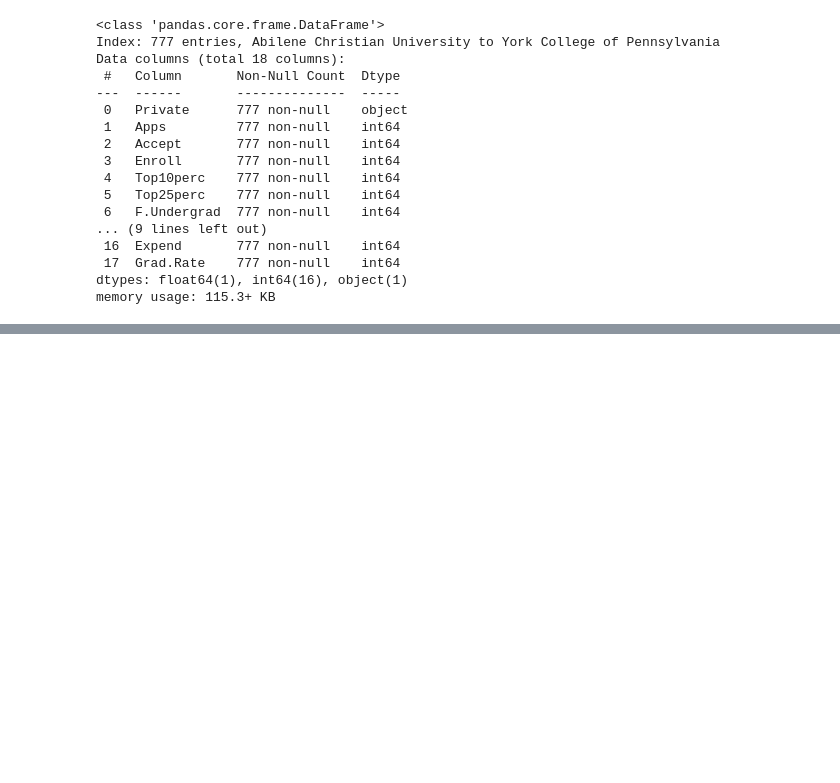
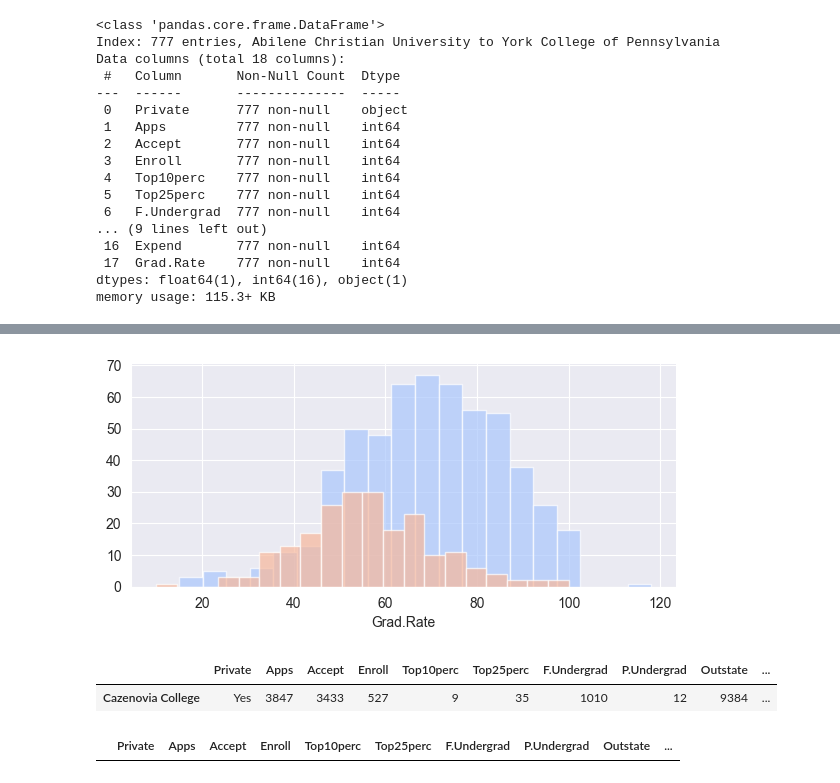
Before and after one commit to KemalYukselir/KMeans_College, a Jupyter notebook: main.ipynb, the cells around one changed output, grey strips where cells are left out. Cells and saved outputs as stored; diff of their text form; code cells hidden in the pictures; blank space fills up the shorter version.

```diff
--- a/main.ipynb
+++ b/main.ipynb
@@ -51,0 +71,11 @@ df.describe()
+# %%
+sns.set_style('darkgrid')
+g = sns.FacetGrid(df,hue="Private",palette='coolwarm',aspect=2)
+g = g.map(plt.hist,'Grad.Rate',bins=20,alpha=0.7)
+# %% [output]
+[figure, added]
+# %%
+df[df['Grad.Rate'] > 100]
+# %% [output]
+|  | Private | Apps | Accept | Enroll | Top10perc | Top25perc | F.Undergrad | P.Undergrad | Outstate | ... |
+| Cazenovia College | Yes | 3847 | 3433 | 527 | 9 | 35 | 1010 | 12 | 9384 | ... |
@@ -51,0 +84,4 @@ df.describe()
+# %%
+df[df['Grad.Rate'] > 100]
+# %% [output]
+|  | Private | Apps | Accept | Enroll | Top10perc | Top25perc | F.Undergrad | P.Undergrad | Outstate | ... |
```
Also changed, not shown: parts of 6 cells of this notebook.
